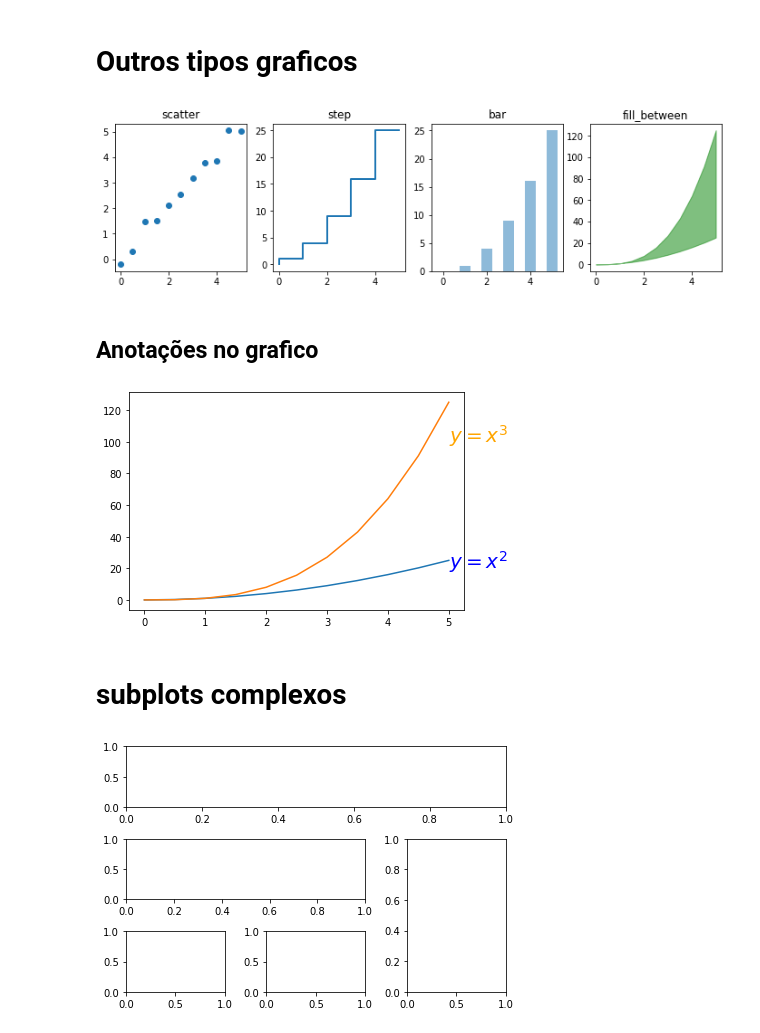
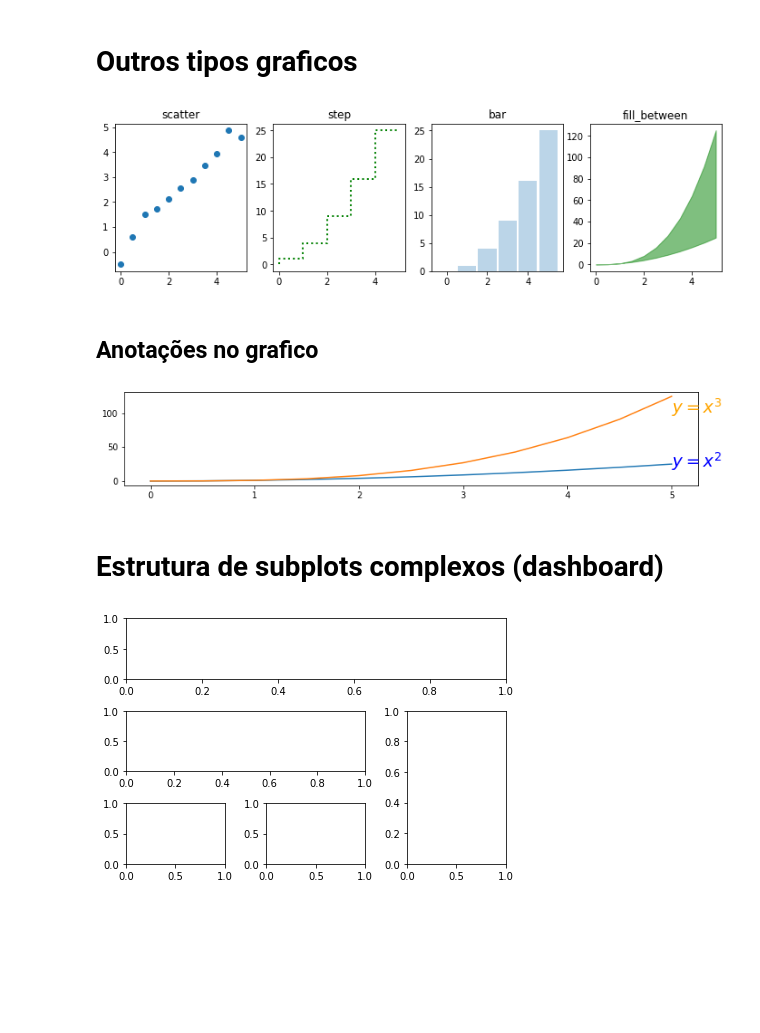
Before and after one commit to leandrobarbieri/python-datascience-ml, a Jupyter notebook: Matplotlib_pyplot.ipynb, the cells around one changed output. Cells and saved outputs as stored; diff of their text form; code cells hidden in the pictures; blank space fills up the shorter version.

```diff
--- a/Matplotlib_pyplot.ipynb
+++ b/Matplotlib_pyplot.ipynb
@@ -8,7 +9,7 @@ import numpy as np
 import matplotlib.pyplot as plt
 
 # tamanho padrão da fig caso não seja especificado
-plt.rc('figure', figsize=(5, 3))
+plt.rc('figure', figsize=(10, 3))
 
 # visualizar os graficos criados na propria linha de codigo usada para definição
 # não precisar escrever plt.show()
@@ -185,36 +205,44 @@ for label in ax2.get_yticklabels():
 # %% [markdown]
 # Outros tipos graficos
 # %%
+# dados de testes
 n = np.array([0,1,2,3,4,5])
 
+# uma linha e 4 colunas de subplots
 fig, axes = plt.subplots(1, 4, figsize=(12,3))
 
+# scatter
 axes[0].scatter(x, x + 0.25*np.random.randn(len(x)))
 axes[0].set_title("scatter")
 
-axes[1].step(n, n**2, lw=2)
+# grafico tipo step
+axes[1].step(n, n**2, lw=2, color="green", linestyle=":")
 axes[1].set_title("step")
 
-axes[2].bar(n, n**2, align="center", width=0.5, alpha=0.5)
+# grafico tipo barra
+axes[2].bar(n, n**2, align="center", width=0.9, alpha=0.3)
 axes[2].set_title("bar")
 
+# fill
 axes[3].fill_between(x, x**2, x**3, color="green", alpha=0.5);
 axes[3].set_title("fill_between");
 # %% [output]
-[figure, old version]
+[figure, new version]
 # %% [markdown]
 ## Anotações no grafico
 # %%
-fig, ax = plt.subplots()
+# inserir texto dentro dos graficos
+fig, ax = plt.subplots(figsize=(12,2))
 
 ax.plot(x, x**2, x, x**3)
 
+# controla a posição do texto
 ax.text(5, 20, r"$y=x^2$", fontsize=20, color="blue")
 ax.text(5, 100, r"$y=x^3$", fontsize=20, color="orange");
 # %% [output]
-[figure, old version]
+[figure, new version]
 # %% [markdown]
-# subplots complexos
+# Estrutura de subplots complexos (dashboard)
 # %%
 fig = plt.figure()
 ax1 = plt.subplot2grid((3,3), (0,0), colspan=3)
```
Also changed, not shown: parts of 20 cells of this notebook.
